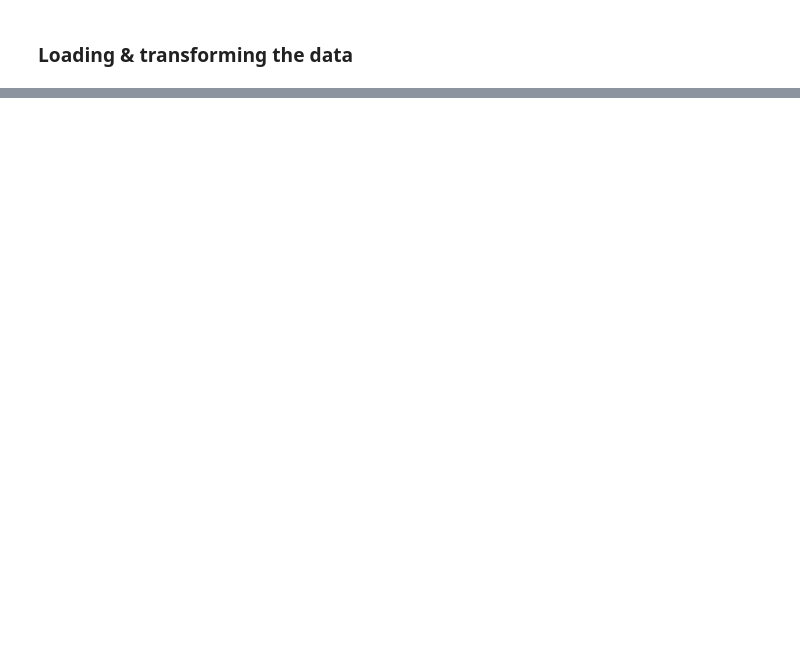
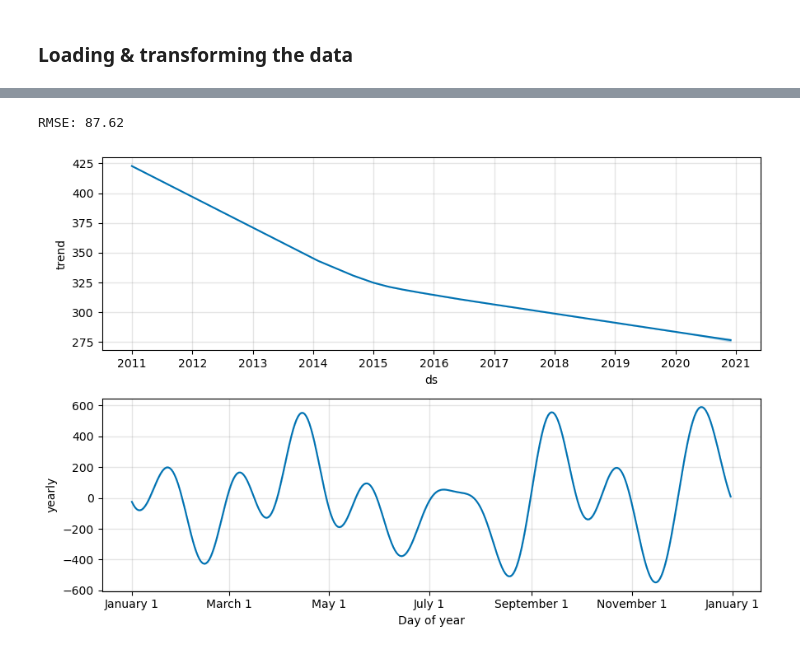
Before and after one commit to jdobladez/DC2-Group1-2023, a Jupyter notebook: Prophet.ipynb, the cells around one changed output, grey strips where cells are left out. Drawn from its saved outputs; the diff is of its cells as text; code cells hidden in the pictures; blank space fills up the shorter version.

```diff
--- a/Prophet.ipynb
+++ b/Prophet.ipynb
@@ -44,0 +133,10 @@ test_data = count_per_month(test_data)
+# %%
+mse = ((test_predictions_reset['yhat'] - test_data_reset['y']) ** 2).mean()
+rmse = mse ** 0.5
+print('RMSE: {:.2f}'.format(rmse))
+# %% [output]
+RMSE: 87.62
+# %%
+components = prophet_model.plot_components(predictions)
+# %% [output]
+[figure, added]
```
Also changed, not shown: parts of 24 cells of this notebook.
